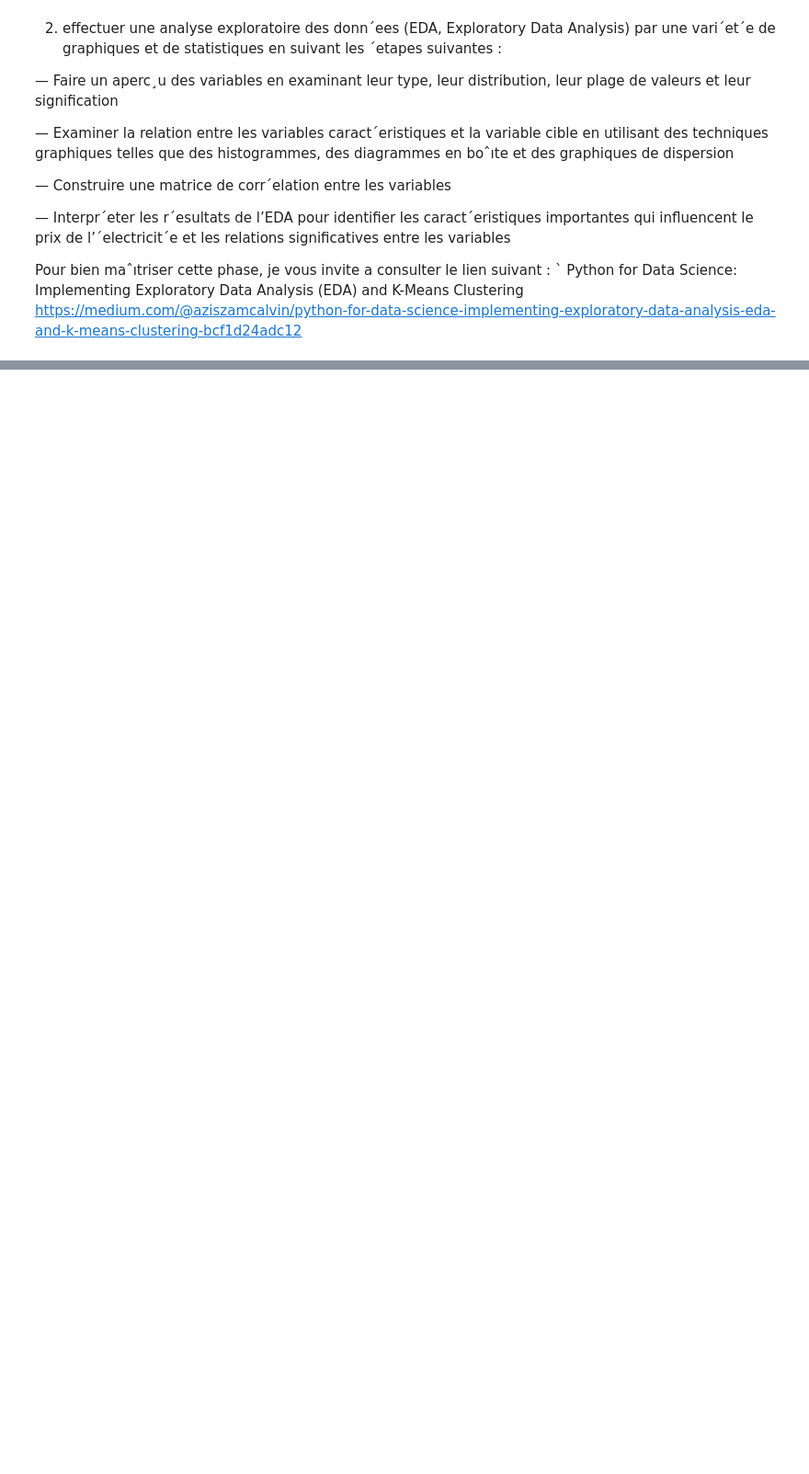
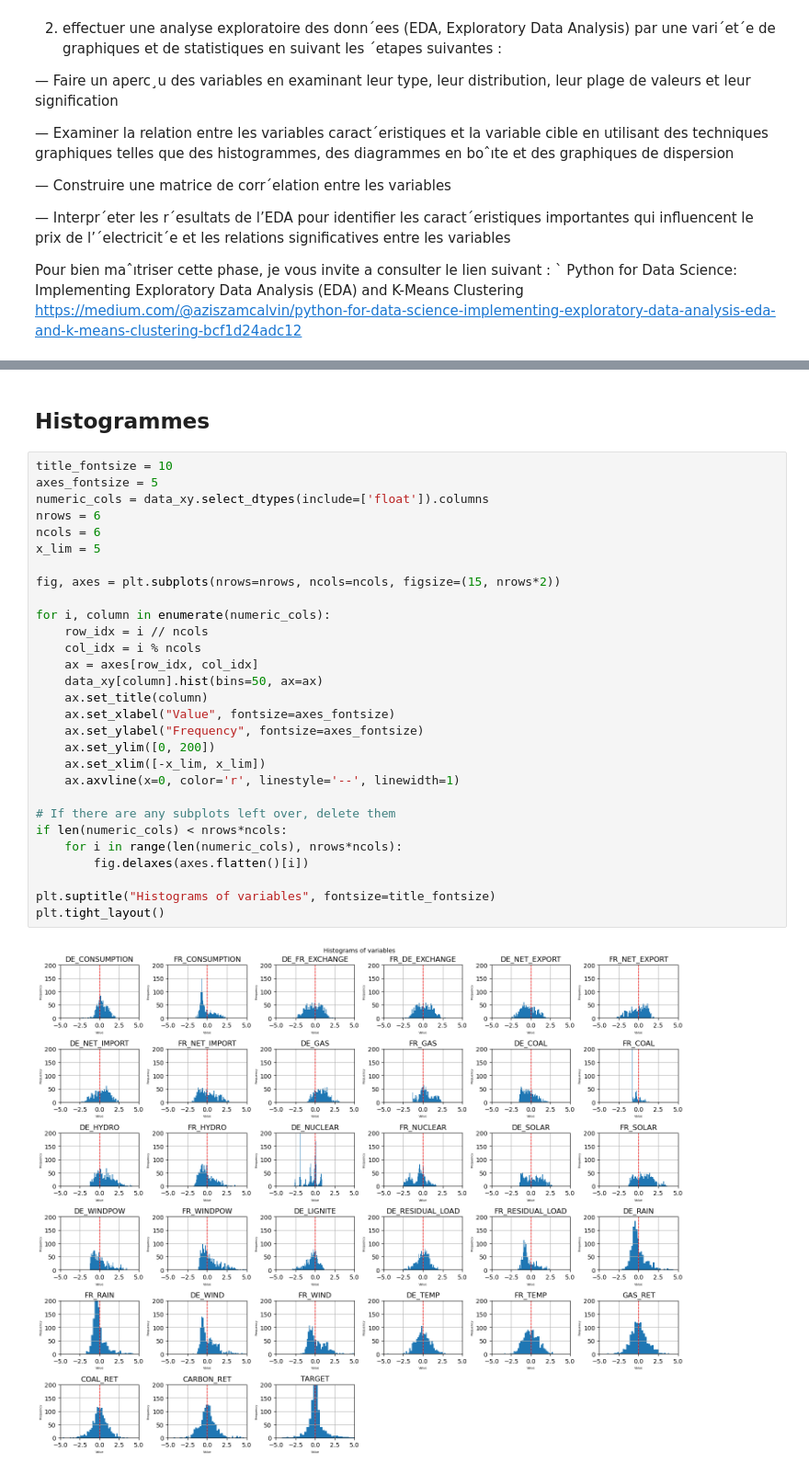
Before and after one commit to CorentinP1234/PROJETML, a Jupyter notebook: 3-Analyse exploratoire des donnees.ipynb, the cells around one changed output, grey strips where cells are left out. Shown at 92% size. Saved outputs shown, nothing was run; the diff lists cells and outputs as text; blank space fills up the shorter version.

```diff
--- a/3-Analyse exploratoire des donnees.ipynb
+++ b/3-Analyse exploratoire des donnees.ipynb
@@ -22,0 +66,33 @@ https://medium.com/@aziszamcalvin/python-for-data-science-implementing-explorato
+# %% [markdown]
+## Histogrammes
+# %%
+title_fontsize = 10
+axes_fontsize = 5
+numeric_cols = data_xy.select_dtypes(include=['float']).columns
+nrows = 6
+ncols = 6
+x_lim = 5
+
+fig, axes = plt.subplots(nrows=nrows, ncols=ncols, figsize=(15, nrows*2))
+
+for i, column in enumerate(numeric_cols):
+    row_idx = i // ncols
+    col_idx = i % ncols
+    ax = axes[row_idx, col_idx]
+    data_xy[column].hist(bins=50, ax=ax)
+    ax.set_title(column)
+    ax.set_xlabel("Value", fontsize=axes_fontsize)
+    ax.set_ylabel("Frequency", fontsize=axes_fontsize)
+    ax.set_ylim([0, 200])
+    ax.set_xlim([-x_lim, x_lim])
+    ax.axvline(x=0, color='r', linestyle='--', linewidth=1)
+
+# If there are any subplots left over, delete them
+if len(numeric_cols) < nrows*ncols:
+    for i in range(len(numeric_cols), nrows*ncols):
+        fig.delaxes(axes.flatten()[i])
+
+plt.suptitle("Histograms of variables", fontsize=title_fontsize)
+plt.tight_layout()
+# %% [output]
+[figure, added]
```
Also changed, not shown: parts of 15 cells of this notebook, 1 other file.
